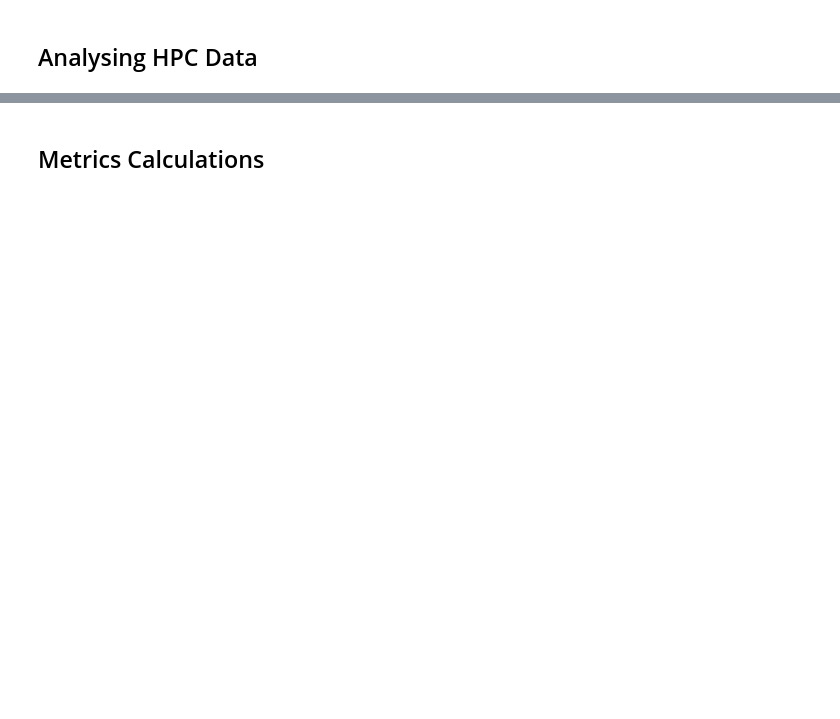
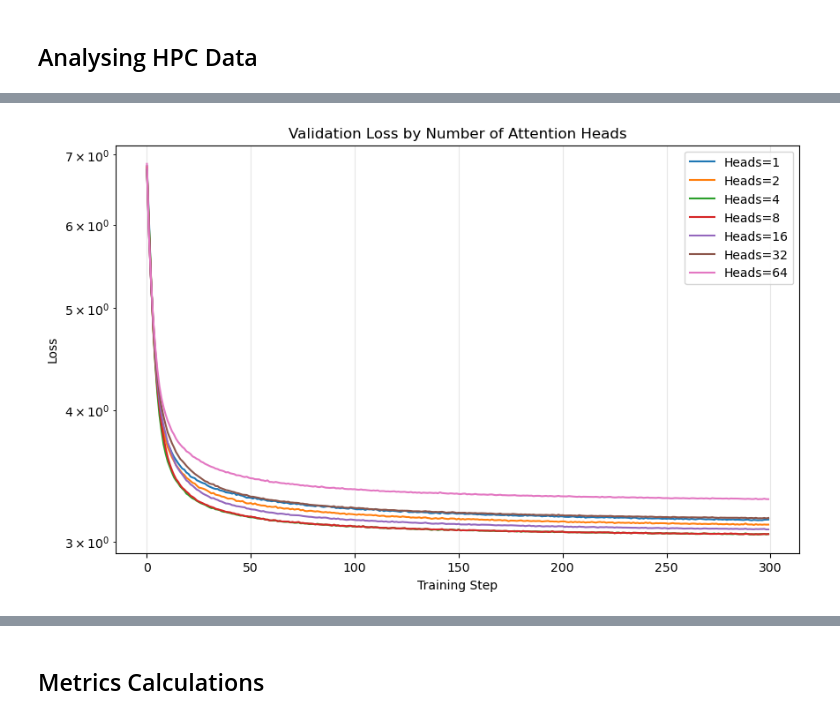
Before and after one commit to SharmaLlama/dl-from-scratch, a Jupyter notebook: notebooks/transformer.ipynb, the cells around one changed output, grey strips where cells are left out. Saved outputs shown, nothing was run; the diff lists cells and outputs as text; code cells hidden in the pictures; blank space fills up the shorter version.

```diff
--- a/notebooks/transformer.ipynb
+++ b/notebooks/transformer.ipynb
@@ -259,0 +179,22 @@ torch.Size([20, 4, 140, 140])
+# %%
+import matplotlib.pyplot as plt
+
+plt.figure(figsize=(10, 6))
+for exp_value in sorted(val_losses['heads'].unique()):
+    exp_data = val_losses[val_losses['heads'] == exp_value]
+
+    # Plot the line for this experiment with a label
+    plt.plot(np.arange(300), exp_data['loss_value'], label=f'Heads={exp_value}')
+
+plt.yscale("log")
+# Add labels and title
+plt.xlabel('Training Step')
+plt.ylabel('Loss')
+plt.title('Validation Loss by Number of Attention Heads')
+plt.legend()
+plt.grid(True, alpha=0.3)
+
+# Show the plot
+plt.show()
+# %% [output]
+[figure, added]
```
Also changed, not shown: parts of 79 cells of this notebook, 1 other file.
